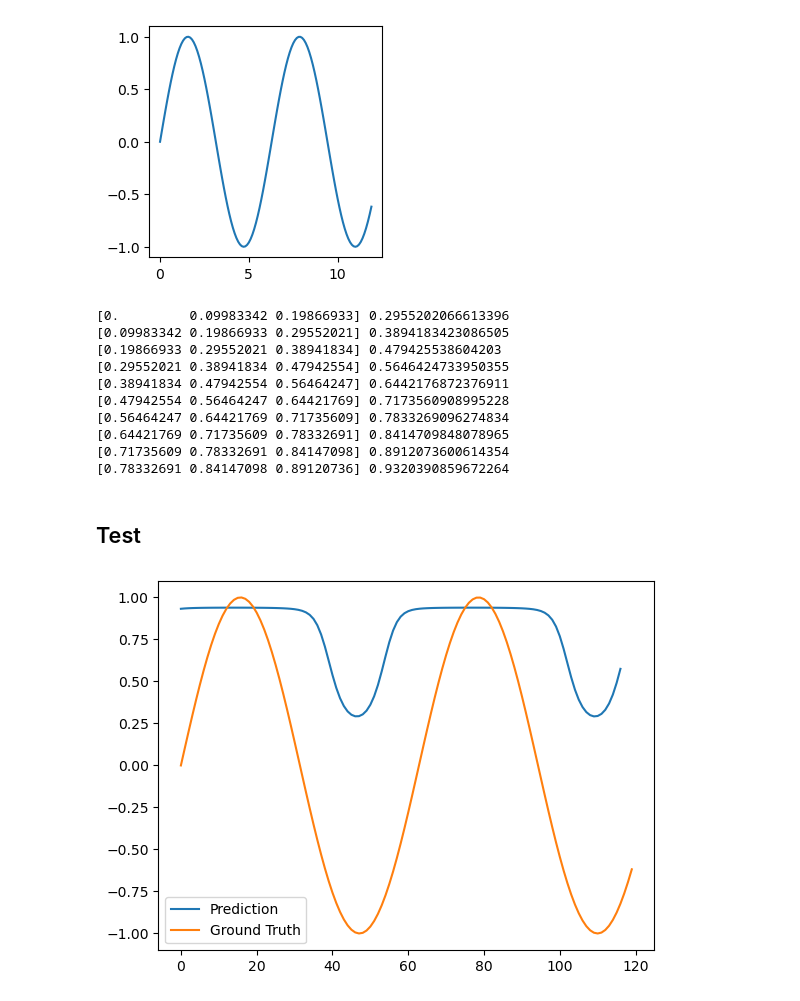
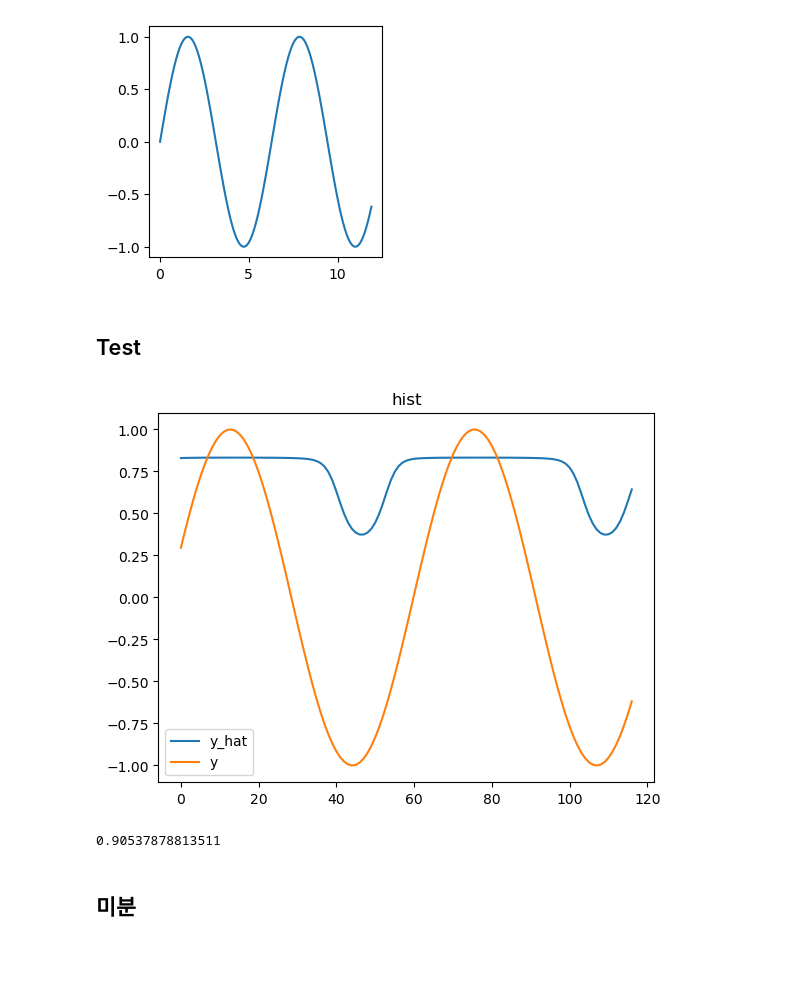
Before and after one commit to Yonsei-AIS-Lab/CNN_implement, a Jupyter notebook: Jin-Seong/RNN/RNN.ipynb, the cells around one changed output. Drawn from its saved outputs; the diff is of its cells as text; code cells hidden in the pictures; blank space fills up the shorter version.

```diff
--- a/Jin-Seong/RNN/RNN.ipynb
+++ b/Jin-Seong/RNN/RNN.ipynb
@@ -33,9 +33,13 @@ class RNN:
     def MSE(self, y, y_hat):
         return np.mean((y_hat-y)**2)
 
+    def numerical_diff(self, f, x):
+        h = 1e-4
+        return (f(x+h) - f(x-h)) / (2*h)
+
     def forward(self, h_before, input_x):
-        hidden_state = tanh(h_before.dot(self.Wh)+input_x.dot(self.Wx)+self.b)
-        y_hat = sigmoid(hidden_state.dot(self.Wy))
+        hidden_state = self.tanh(h_before.dot(self.Wh)+input_x.dot(self.Wx)+self.b)
+        y_hat = self.sigmoid(hidden_state.dot(self.Wy))
         return hidden_state, y_hat
 
     def predict(self, input_x):
@@ -48,6 +52,14 @@ class RNN:
             results = np.append(results, y_hat)
 
         return results[-1]
+
+    def train(self, x_train, y_train):
+        hist = []
+        for x in x_train:
+            hist.append(self.predict(x))
+        hist = np.array(hist)
+        loss = self.MSE(hist, y_train)
+        return hist, loss
 # %% [markdown]
 ## Data Preprocessing
 # %%
@@ -72,20 +84,6 @@ for i in range(len(y)):
 
 x_train = np.array(x_train)
 y_train = np.array(y_train)
-
-for i in range(10):
-    print(x_train[i], y_train[i])
-# %% [output]
-[0.         0.09983342 0.19866933] 0.2955202066613396
-[0.09983342 0.19866933 0.29552021] 0.3894183423086505
-[0.19866933 0.29552021 0.38941834] 0.479425538604203
-[0.29552021 0.38941834 0.47942554] 0.5646424733950355
-[0.38941834 0.47942554 0.56464247] 0.6442176872376911
-[0.47942554 0.56464247 0.64421769] 0.7173560908995228
-[0.56464247 0.64421769 0.71735609] 0.7833269096274834
-[0.64421769 0.71735609 0.78332691] 0.8414709848078965
-[0.71735609 0.78332691 0.84147098] 0.8912073600614354
-[0.78332691 0.84147098 0.89120736] 0.9320390859672264
 # %% [markdown]
 ## Test
 # %%
@@ -95,15 +93,19 @@ output_size = 1
 time_steps = 3
 
 rnn = RNN(input_size, hidden_size, output_size, time_steps)
-# %%
-history = []
-for x in x_train:
-    history.append(rnn.predict(x))
-
-plt.figure()
-plt.plot(history, label='Prediction')
-plt.plot(y, label='Ground Truth')
-plt.legend()
-plt.show()
-# %% [output]
-[figure, removed]
+# %%
+hist, loss = rnn.train(x_train, y_train)
+# %%
+plt.figure()
+plt.title('hist')
+plt.plot(hist, label='y_hat')
+plt.plot(y_train, label='y')
+plt.legend()
+plt.show()
+
+loss
+# %% [output]
+[figure, added]
+0.90537878813511
+# %% [markdown]
+## 미분
```
Also changed, not shown: parts of 2 cells of this notebook.
